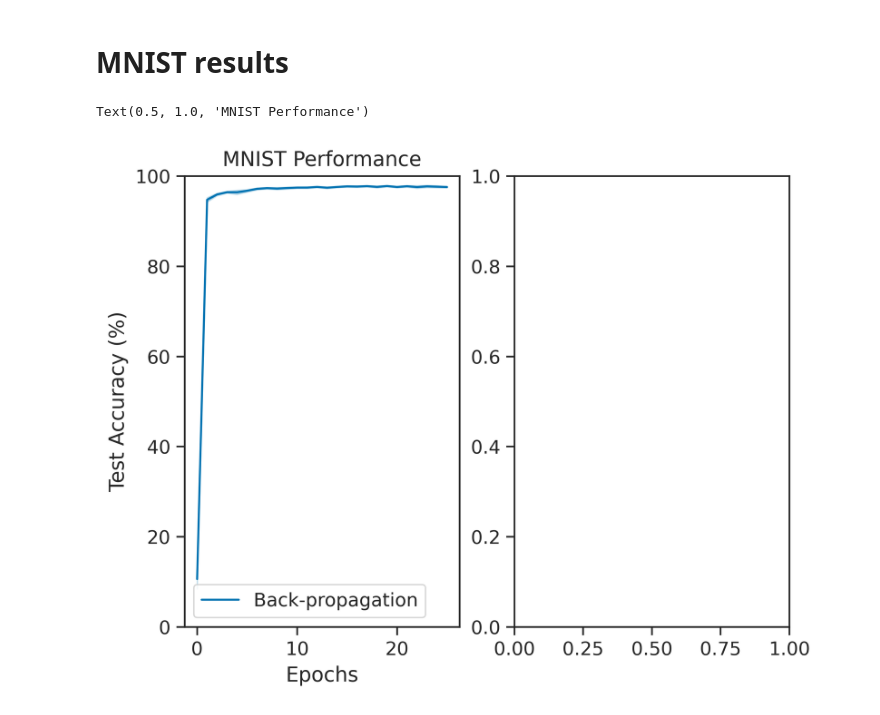
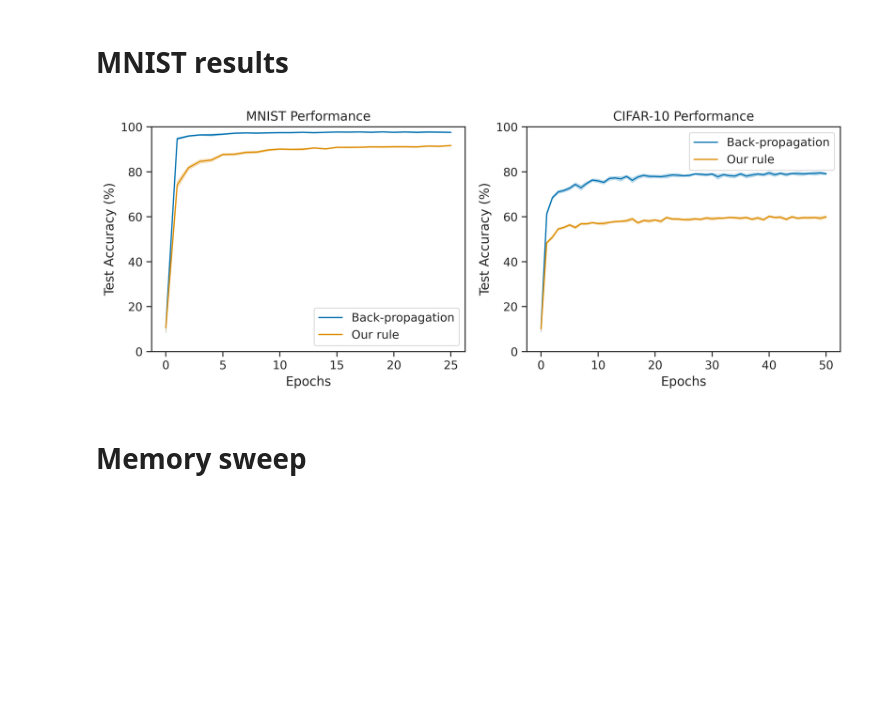
Before and after one commit to darsnack/biological-hsic, a Jupyter notebook: plotting.ipynb, the cells around one changed output. Drawn from its saved outputs; the diff is of its cells as text; code cells hidden in the pictures; blank space fills up the shorter version.

```diff
--- a/plotting.ipynb
+++ b/plotting.ipynb
@@ -198,35 +163,60 @@ ckpt_path = "outputs/train-bp/mnist-results-2/checkpoints/"
 mgr = CheckpointManager(os.sep.join([os.getcwd(), ckpt_path]), PyTreeCheckpointer())
 mnist_bp_ckpt = mgr.restore(mgr.latest_step())
 
-ckpt_path = "outputs/train-biohsic/mnist-results/checkpoints/"
+ckpt_path = "outputs/mnist-sweep/train-biohsic8/2024-01-19/19-39-31/checkpoints/"
 mgr = CheckpointManager(os.sep.join([os.getcwd(), ckpt_path]), PyTreeCheckpointer())
 mnist_hsic_ckpt = mgr.restore(mgr.latest_step())
 
-# ckpt_path = "outputs/train-bp/cifar10-results/checkpoints/"
-# mgr = CheckpointManager(os.sep.join([os.getcwd(), ckpt_path]), PyTreeCheckpointer())
-# cifar10_bp_ckpt = mgr.restore(mgr.latest_step())
+ckpt_path = "outputs/train-bp/cifar10-results/checkpoints/"
+mgr = CheckpointManager(os.sep.join([os.getcwd(), ckpt_path]), PyTreeCheckpointer())
+cifar10_bp_ckpt = mgr.restore(mgr.latest_step())
+
+ckpt_path = "outputs/cifar10-sweep/train-biohsic-sweep4/2024-01-20/09-18-14/checkpoints/"
+mgr = CheckpointManager(os.sep.join([os.getcwd(), ckpt_path]), PyTreeCheckpointer())
+cifar10_hsic_ckpt = mgr.restore(mgr.latest_step())
 # %%
 mnist_bp_acc = jnp.stack(mnist_bp_ckpt["metrics_history"]["test"]["accuracy"]) * 100
 mnist_hsic_acc = jnp.stack(mnist_hsic_ckpt["metrics_history"]["test"]["accuracy"]) * 100
+cifar10_bp_acc = jnp.stack(cifar10_bp_ckpt["metrics_history"]["test"]["accuracy"]) * 100
+cifar10_bp_acc = cifar10_bp_acc[:, :15]
+cifar10_hsic_acc = jnp.stack(cifar10_hsic_ckpt["metrics_history"]["test"]["accuracy"]) * 100
 # %%
-fig, axs = plt.subplots(ncols=2, dpi=400)
+fig, axs = plt.subplots(ncols=2, dpi=400, figsize=(10, 4))
 # fig.subplots_adjust(hspace=0.5, wspace=0.5)
 
 epochs = jnp.repeat(jnp.arange(mnist_bp_acc.shape[0]), mnist_bp_acc.shape[1])
 sns.lineplot(x=epochs,
              y=jnp.reshape(mnist_bp_acc, -1),
              errorbar="sd",
              label="Back-propagation",
              ax=axs[0])
-# sns.lineplot(x=epochs,
-#              y=jnp.reshape(mnist_hsic_acc, -1),
-#              errorbar="sd",
-#              label="Our rule",
-#              ax=axs[0])
+sns.lineplot(x=epochs,
+             y=jnp.reshape(mnist_hsic_acc, -1),
+             errorbar="sd",
+             label="Our rule",
+             ax=axs[0])
 axs[0].set_xlabel("Epochs")
 axs[0].set_ylabel("Test Accuracy (%)")
 axs[0].set_ylim(0, 100)
 axs[0].set_title("MNIST Performance")
+epochs = jnp.repeat(jnp.arange(cifar10_bp_acc.shape[0]), cifar10_bp_acc.shape[1])
+sns.lineplot(x=epochs,
+             y=jnp.reshape(cifar10_bp_acc, -1),
+             errorbar="sd",
+             label="Back-propagation",
+             ax=axs[1])
+sns.lineplot(x=epochs,
+             y=jnp.reshape(cifar10_hsic_acc, -1),
+             errorbar="sd",
+             label="Our rule",
+             ax=axs[1])
+axs[1].set_xlabel("Epochs")
+axs[1].set_ylabel("Test Accuracy (%)")
+axs[1].set_ylim(0, 100)
+axs[1].set_title("CIFAR-10 Performance")
+fig.tight_layout()
+fig.savefig("large-experiment-results.pdf", bbox_inches="tight")
 # %% [output]
-Text(0.5, 1.0, 'MNIST Performance')
-[figure, old version]
+[figure, new version]
+# %% [markdown]
+# Memory sweep
```
Also changed, not shown: parts of 8 cells of this notebook, 8 other files.
